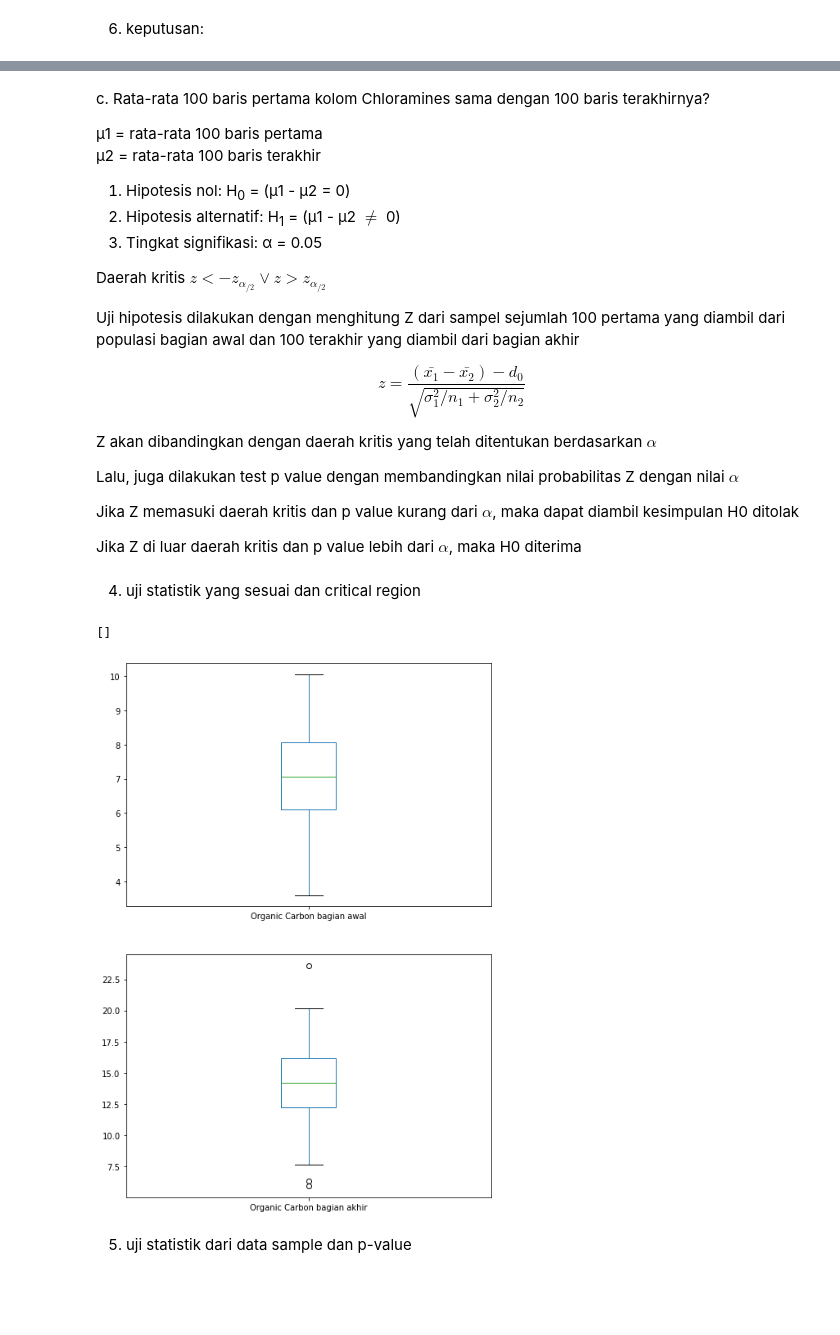
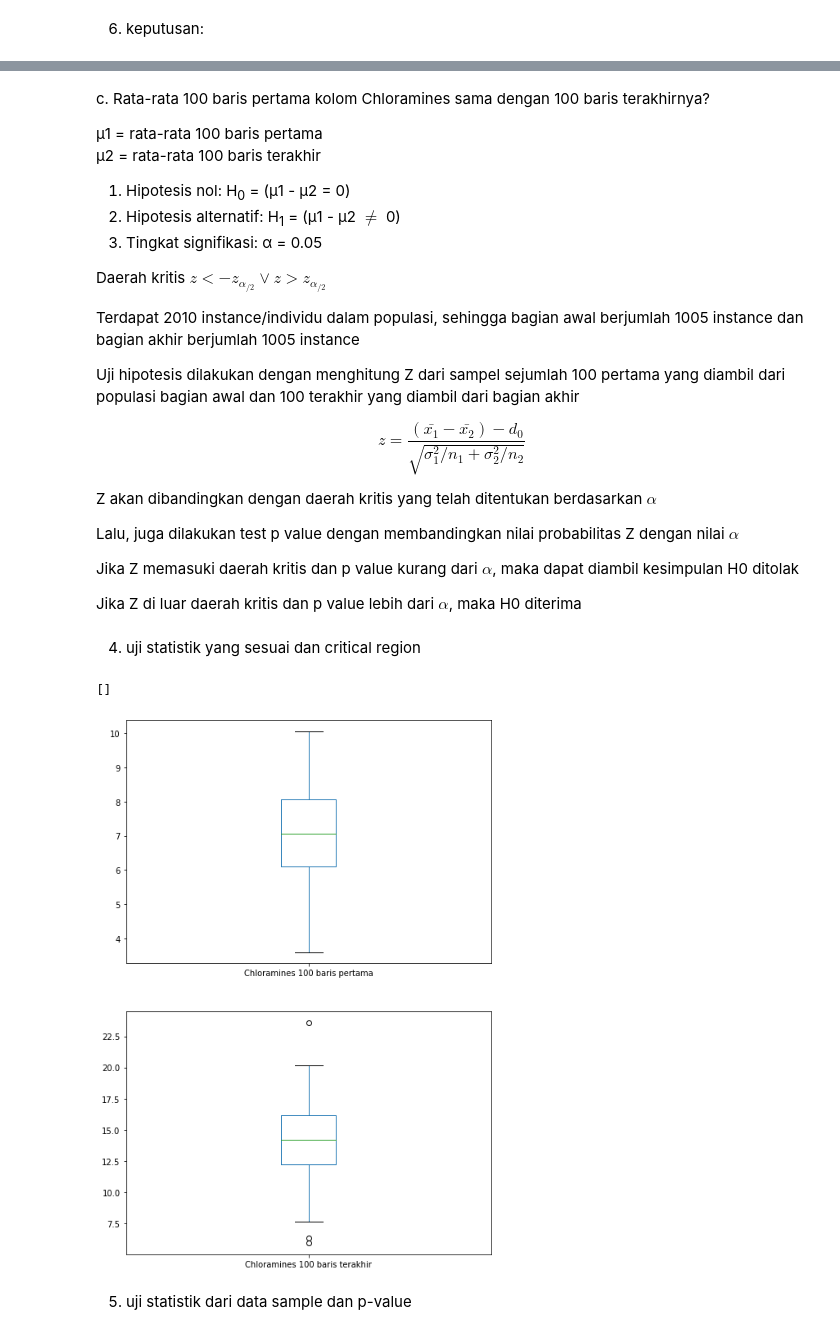
Before and after one commit to Amike31/Tubes1_Probstat, a Jupyter notebook: notebook.ipynb, the cells around one changed output, grey strips where cells are left out. Drawn from its saved outputs; the diff is of its cells as text; code cells hidden in the pictures; blank space fills up the shorter version.

```diff
--- a/notebook.ipynb
+++ b/notebook.ipynb
@@ -1058,6 +1064,8 @@ c. Rata-rata 100 baris pertama kolom Chloramines sama dengan 100 baris terakhirn
 
 Daerah kritis $z < -z_{\alpha_{/2}} \lor z > z_{\alpha_{/2}}$
 
+Terdapat 2010 instance/individu dalam populasi, sehingga bagian awal berjumlah 1005 instance dan bagian akhir berjumlah 1005 instance
+
 Uji hipotesis dilakukan dengan menghitung Z dari sampel sejumlah 100 pertama yang diambil dari populasi bagian awal dan 100 terakhir yang diambil dari bagian akhir
 
 $$ z = \frac{(\bar{x_{1}} - \bar{x_{2}}) - d_{0}} {\sqrt{\sigma_{1}^{2}/n_{1} + \sigma_{2}^{2}/n_{2}}}$$
@@ -1073,24 +1081,24 @@ Jika Z di luar daerah kritis dan p value lebih dari $\alpha$, maka H0 diterima
 4. uji statistik yang sesuai dan critical region
 # %%
 α = 0.05
-chloraminesAwal = df["chloramines"][:100]
-sampleAwal5c = chloraminesAwal
-miuAwal5c = sampleAwal5c.mean()
+nAwal5c = 100
+chloraminesAwal = df["chloramines"][:nAwal5c]
+miuAwal5c = chloraminesAwal.mean()
 sigmaAwal5c = chloraminesAwal.std()
 
-chloraminesAkhir = df["organic_carbon"][len(df)-100:]
-sampleAkhir5c = chloraminesAkhir
-miuAkhir5c = sampleAkhir5c.mean()
+nAkhir5c = 100
+chloraminesAkhir = df["organic_carbon"][len(df)-nAkhir5c:]
+miuAkhir5c = chloraminesAkhir.mean()
 sigmaAkhir5c = chloraminesAkhir.std()
 
 fig, axs = plt.subplots(2, figsize=(8,12))
 
-chloraminesAwal.plot.box(label = "Organic Carbon bagian awal", ax=axs[0])
-chloraminesAkhir.plot.box(label = "Organic Carbon bagian akhir", ax=axs[1])
+chloraminesAwal.plot.box(label = "Chloramines 100 baris pertama", ax=axs[0])
+chloraminesAkhir.plot.box(label = "Chloramines 100 baris terakhir", ax=axs[1])
 plt.plot()
 # %% [output]
 []
-[figure, old version]
+[figure, new version]
 # %% [markdown]
 5. uji statistik dari data sample dan p-value
 # %%
```
Also changed, not shown: parts of 13 cells of this notebook.
